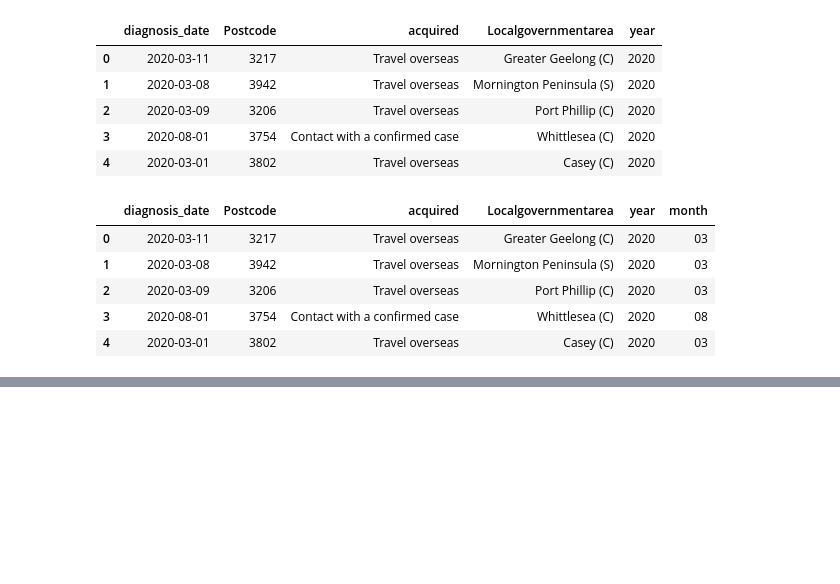
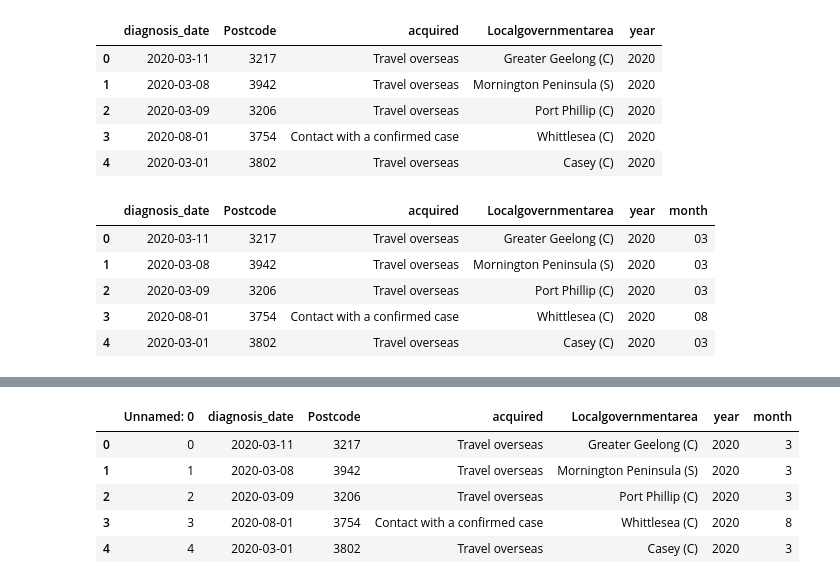
Before and after one commit to DanteC1997/Team3Project2, a Jupyter notebook: notebooks/API - Project 2.ipynb, the cells around one changed output, grey strips where cells are left out. Saved outputs shown, nothing was run; the diff lists cells and outputs as text; code cells hidden in the pictures; blank space fills up the shorter version.

```diff
--- a/notebooks/API - Project 2.ipynb
+++ b/notebooks/API - Project 2.ipynb
@@ -273,0 +300,11 @@ dhhs_covid_df.to_csv("COVID_CLEAN.csv")
+# %%
+csv_file = "COVID_CLEAN.csv"
+covid_df = pd.read_csv(csv_file)
+covid_df.head()
+# %% [output]
+|  | Unnamed: 0 | diagnosis_date | Postcode | acquired | Localgovernmentarea | year | month |
+| 0 | 0 | 2020-03-11 | 3217 | Travel overseas | Greater Geelong (C) | 2020 | 3 |
+| 1 | 1 | 2020-03-08 | 3942 | Travel overseas | Mornington Peninsula (S) | 2020 | 3 |
+| 2 | 2 | 2020-03-09 | 3206 | Travel overseas | Port Phillip (C) | 2020 | 3 |
+| 3 | 3 | 2020-08-01 | 3754 | Contact with a confirmed case | Whittlesea (C) | 2020 | 8 |
+| 4 | 4 | 2020-03-01 | 3802 | Travel overseas | Casey (C) | 2020 | 3 |
```
Also changed, not shown: parts of 11 cells of this notebook.
